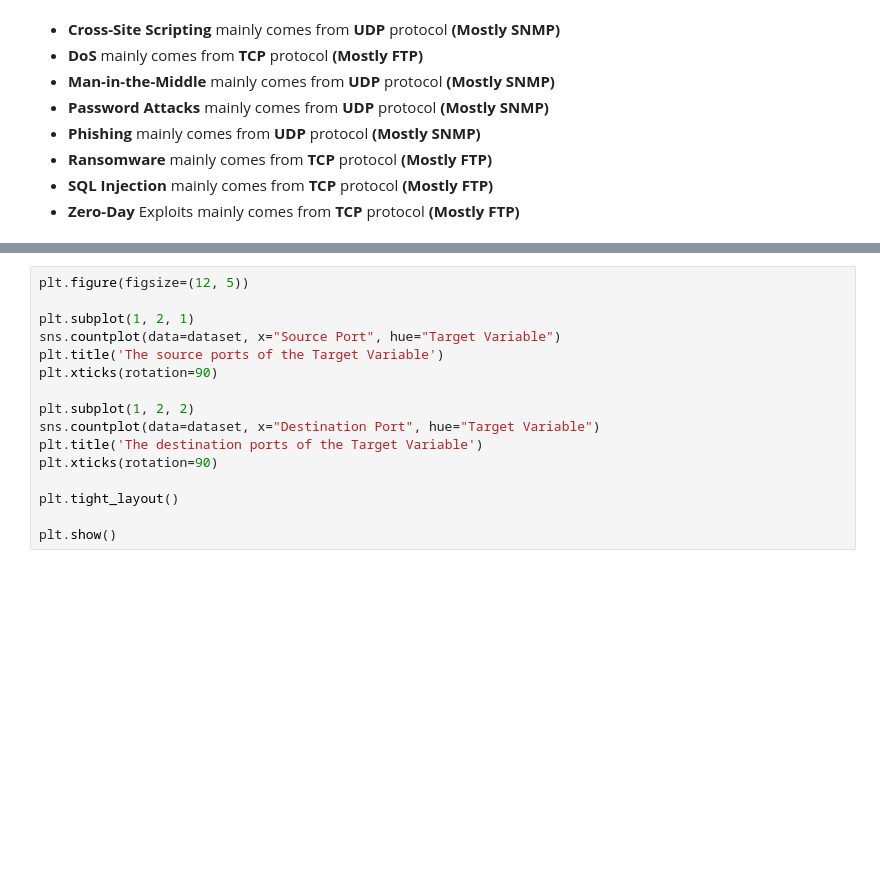
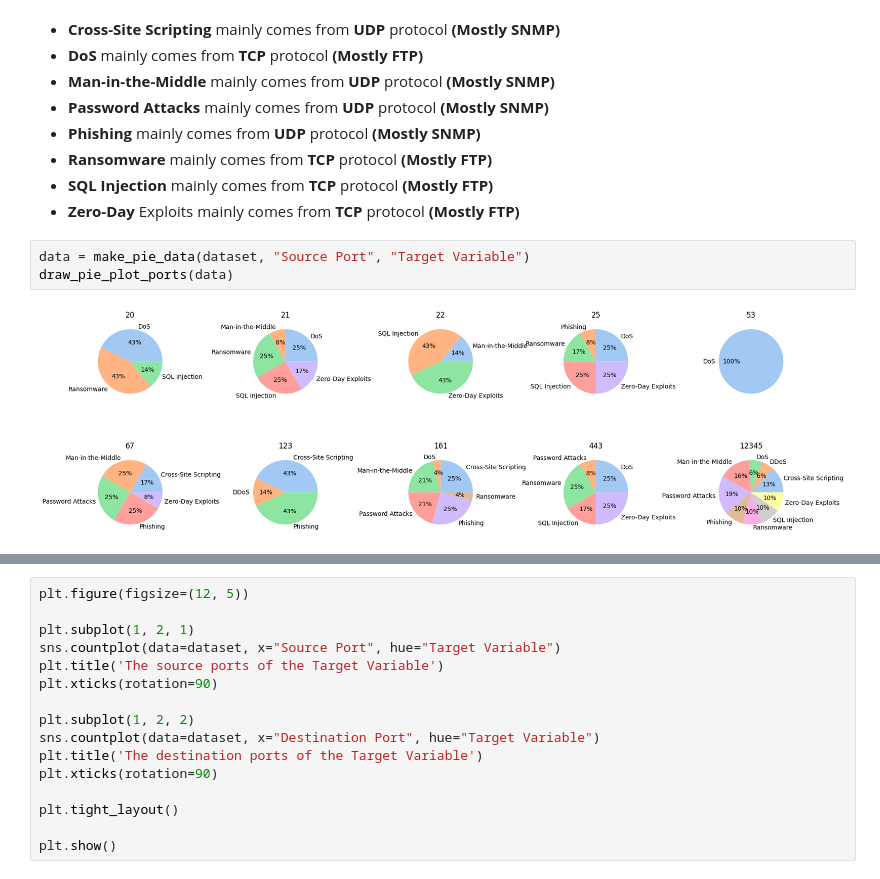
Before and after one commit to relmarrakchy/Cyber-Threat-Detection, a Jupyter notebook: Cyber_threat_detection.ipynb, the cells around one changed output, grey strips where cells are left out. Saved outputs shown, nothing was run; the diff lists cells and outputs as text; blank space fills up the shorter version.

```diff
--- a/Cyber_threat_detection.ipynb
+++ b/Cyber_threat_detection.ipynb
@@ -151,3 +178,8 @@ draw_pie_plot(data)
 *   **Ransomware** mainly comes from **TCP** protocol **(Mostly FTP)**
 *   **SQL Injection** mainly comes from **TCP** protocol **(Mostly FTP)**
 *   **Zero-Day** Exploits mainly comes from **TCP** protocol **(Mostly FTP)**
+# %%
+data = make_pie_data(dataset, "Source Port", "Target Variable")
+draw_pie_plot_ports(data)
+# %% [output]
+[figure, added]
```
Also changed, not shown: parts of 6 cells of this notebook.
